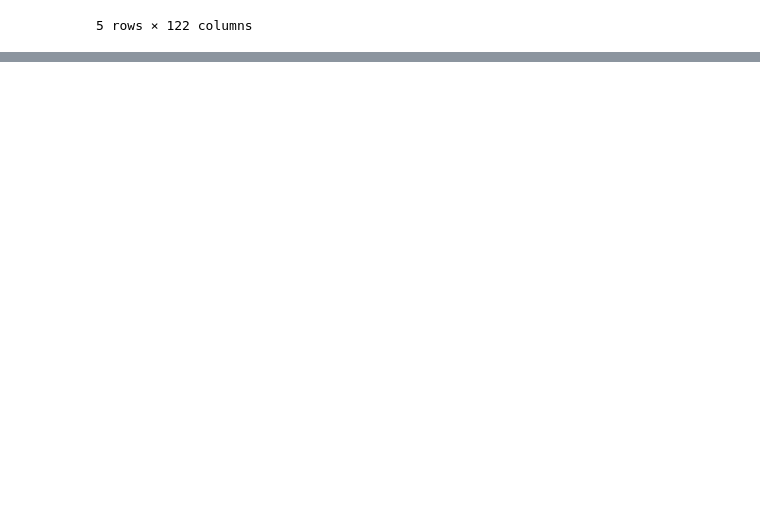
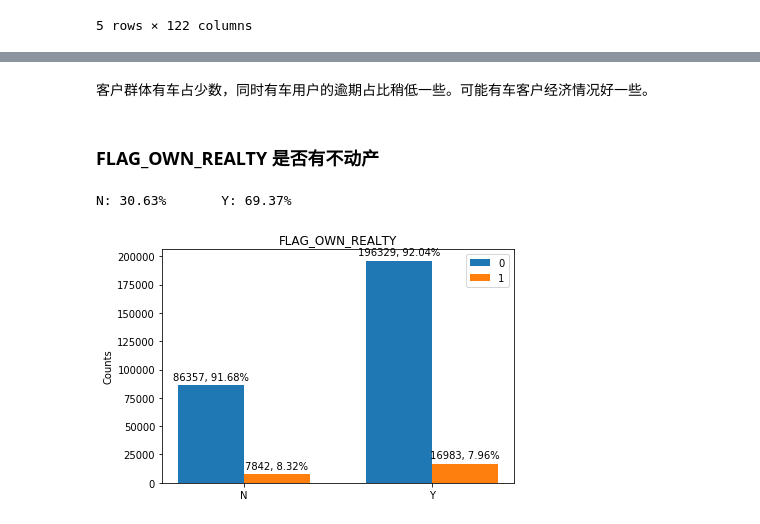
Before and after one commit to l0o0/HomeCredit, a Jupyter notebook: eda/EDA.ipynb, the cells around one changed output, grey strips where cells are left out. Cells and saved outputs as stored; diff of their text form; code cells hidden in the pictures; blank space fills up the shorter version.

```diff
--- a/eda/EDA.ipynb
+++ b/eda/EDA.ipynb
@@ -243,0 +190,9 @@ NAME_CONTRACT_TYPE --------------------
+# %% [markdown]
+客户群体有车占少数，同时有车用户的逾期占比稍低一些。可能有车客户经济情况好一些。
+# %% [markdown]
+### FLAG_OWN_REALTY 是否有不动产
+# %%
+barplot('FLAG_OWN_REALTY')
+# %% [output]
+N: 30.63%       Y: 69.37%
+[figure, added]
```
Also changed, not shown: parts of 46 cells of this notebook.
